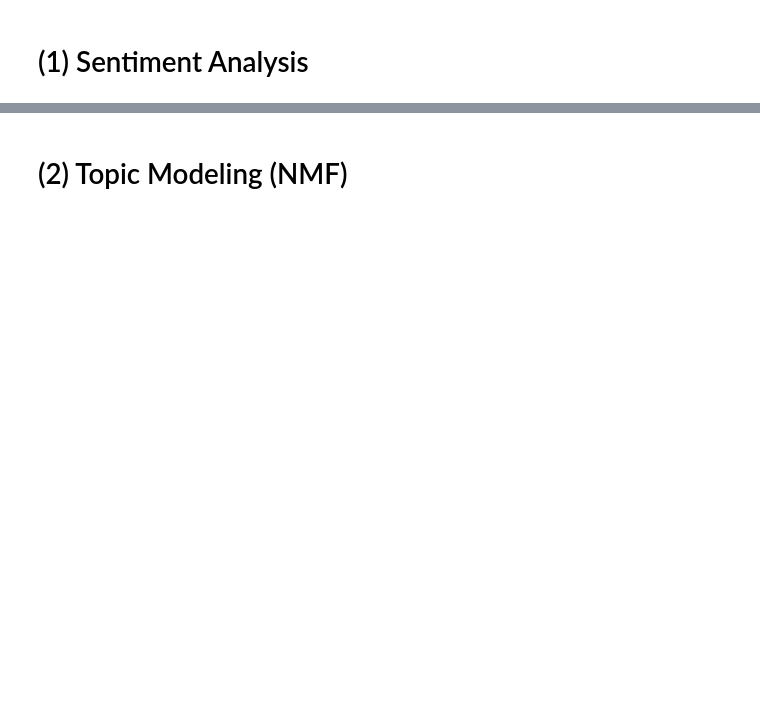
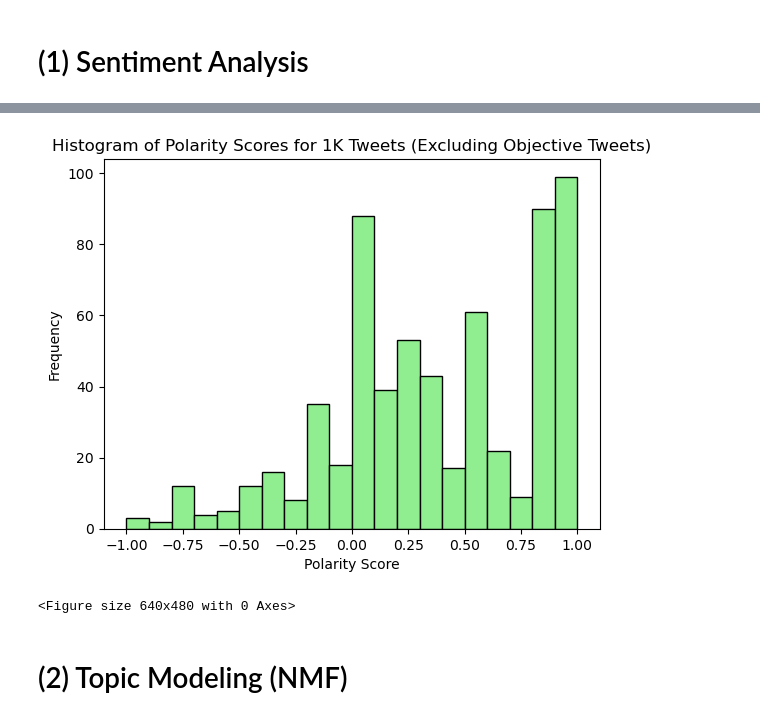
Before and after one commit to srak71/DSA-8640, a Jupyter notebook: Week_14_TextMining_SocialMediaAnalysis/HW10/HW10.ipynb, the cells around one changed output, grey strips where cells are left out. Drawn from its saved outputs; the diff is of its cells as text; code cells hidden in the pictures; blank space fills up the shorter version.

```diff
--- a/Week_14_TextMining_SocialMediaAnalysis/HW10/HW10.ipynb
+++ b/Week_14_TextMining_SocialMediaAnalysis/HW10/HW10.ipynb
@@ -43,3 +107,23 @@ Q5. Plese display a histogram of polarity of 1K tweets,
+# %%
+import numpy as np
+
+# filter out tweets with subjectivity score == 0
+sub_array = np.array(sub_list)
+pol_array = np.array(pol_list)
+filtered_polarity = pol_array[sub_array != 0].tolist()
+
+# display hist
+plt.hist(filtered_polarity, bins=20, color='lightgreen', edgecolor='black')
+plt.title('Histogram of Polarity Scores for 1K Tweets (Excluding Objective Tweets)')
+plt.xlabel('Polarity Score')
+plt.ylabel('Frequency')
+plt.show()
+
+# save hist
+plt.savefig('polarity_new_1K_Tweets.pdf')
+# %% [output]
+[figure, added]
+<Figure size 640x480 with 0 Axes>
 # %% [markdown]
 # (2) Topic Modeling (NMF)
 # %%
```
Also changed, not shown: parts of 19 cells of this notebook, 14 other files.
